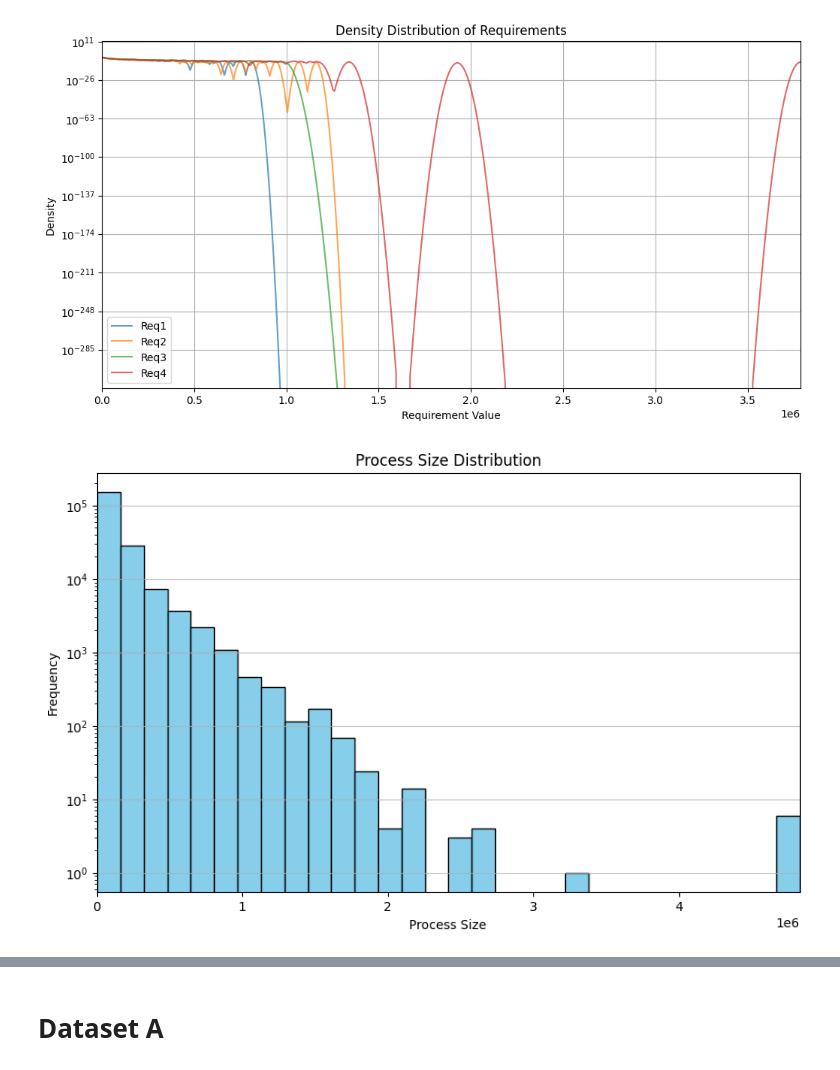
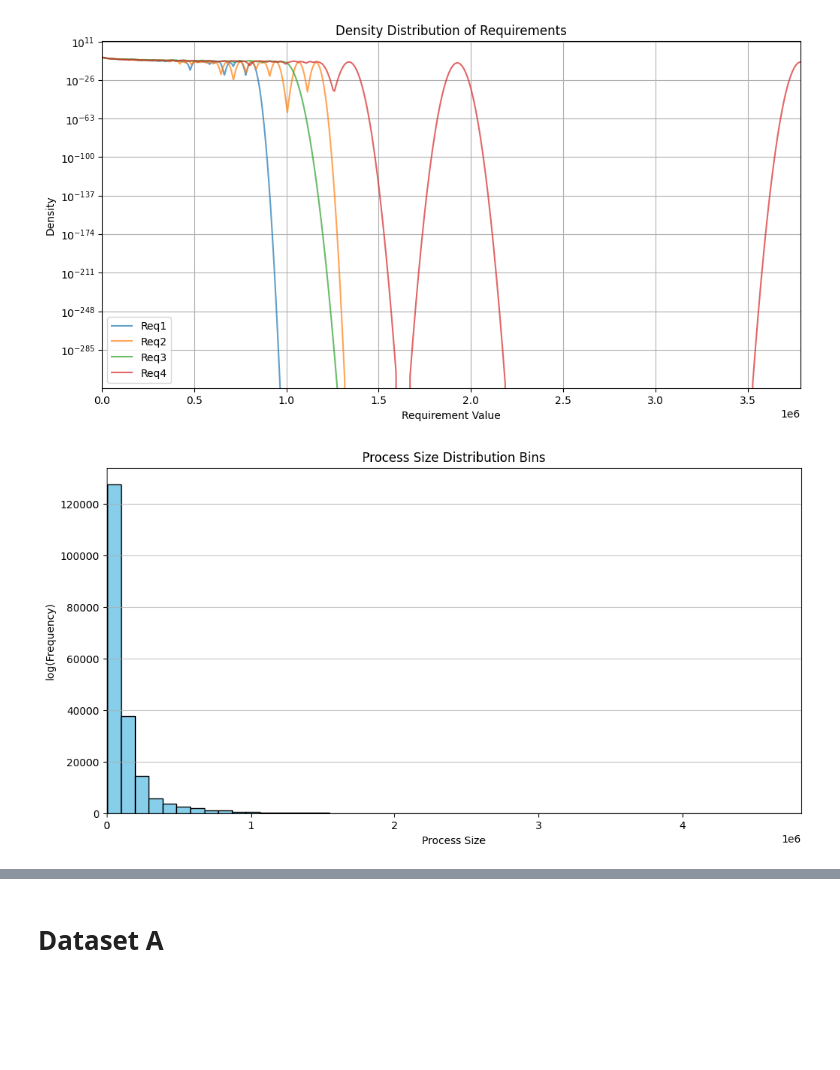
Before and after one commit to circleorange/jaskowski-j12, a Jupyter notebook: analytics/reassignments.ipynb, the cells around one changed output, grey strips where cells are left out. Cells and saved outputs as stored; diff of their text form; code cells hidden in the pictures; blank space fills up the shorter version.

```diff
--- a/analytics/reassignments.ipynb
+++ b/analytics/reassignments.ipynb
@@ -96,2 +115,26 @@ def get_basic_stats(df):
+# %%
+def plot_requirements_distribution_bins(df, log_scale=False, x_limit=None):
+	"""
+	Plot process size distribution with x-axis limited to max value.
+	"""
+	plt.figure(figsize=(12, 6))
+	p_size = df['ProcessSize']
+	plt.hist(
+	p_size,
+		bins      = 50,
+		color     = 'skyblue',
+		edgecolor = 'black'
+	)
+	plt.title('Process Size Distribution Bins')
+	plt.xlabel('Process Size')
+	plt.ylabel('log(Frequency)')
+	plt.grid(axis='y', alpha=0.75)
+	if x_limit is None:
+		plt.xlim(left=0, right=p_size.max())
+	else:
+		plt.xlim(left=0, right=x_limit)
+	if log_scale:
+		plt.yscale('log')
+	plt.show()
 # %% [markdown]
 # Exploration
@@ -191,20 +238,10 @@ def plot_requirement_density(df):
 plot_requirement_density(df_a12)
 # %% [output]
 [figure]
-# %%
-# Plot process size distribution with x-axis limited to max value
-p_size = df_a12['ProcessSize']
-plt.figure(figsize=(10, 6))
-plt.hist(p_size, bins=30, color='skyblue', edgecolor='black')
-plt.title('Process Size Distribution')
-plt.xlabel('Process Size')
-plt.ylabel('Frequency')
-plt.grid(axis='y', alpha=0.75)
-plt.xlim(left=0, right=p_size.max())
-plt.yscale('log')
-plt.show()
-# %% [output]
-[figure, removed]
+# %%
+plot_requirements_distribution_bins(df_a12)
+# %% [output]
+[figure, added]
 # %%
 # Iterate through each df row and plot process size over time
 def plot_process_size_over_time(df):
```
Also changed, not shown: parts of 5 cells of this notebook, 2 other files.
